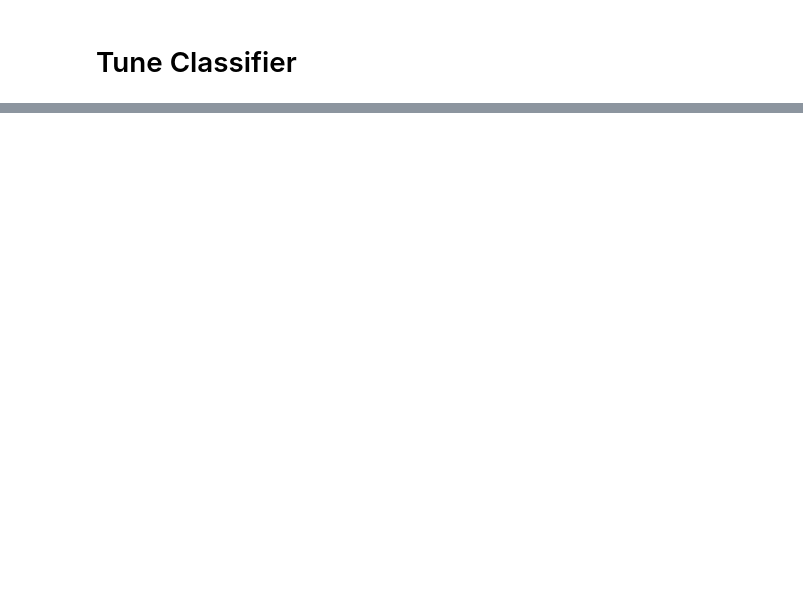
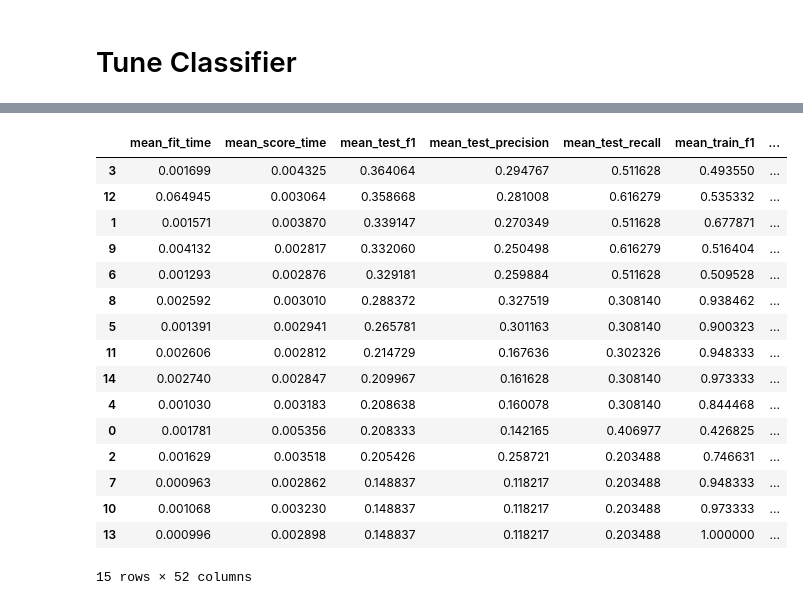
Before and after one commit to bmarshallk/ud120-projects, a Jupyter notebook: final_project/poi_id.ipynb, the cells around one changed output, grey strips where cells are left out. Drawn from its saved outputs; the diff is of its cells as text; code cells hidden in the pictures; blank space fills up the shorter version.

```diff
--- a/final_project/poi_id.ipynb
+++ b/final_project/poi_id.ipynb
@@ -1782,0 +1926,31 @@ From SciPy:
+# %%
+#Loading data:
+features_train, features_test, labels_train, labels_test = ExtractAndSplit(top_features, data_dict, random_state, scale_data=True)
+
+#Setting up the parameter space to explore
+parameters = {'kernel':('linear', 'rbf', 'poly'),
+              'C':[1, 10, 100, 1000, 10000]
+             }
+svc = svm.SVC(class_weight='balanced', gamma="scale")
+clf = GridSearchCV(svc, parameters, scoring=['precision','recall','f1'], refit=False, cv=5)
+clf.fit(features_train, labels_train)
+svc_results = pd.DataFrame(clf.cv_results_)
+svc_results.sort_values(by=['mean_test_f1'], ascending=False)
+# %% [output]
+|  | mean_fit_time | mean_score_time | mean_test_f1 | mean_test_precision | mean_test_recall | mean_train_f1 | ... |
+| 3 | 0.001699 | 0.004325 | 0.364064 | 0.294767 | 0.511628 | 0.493550 | ... |
+| 12 | 0.064945 | 0.003064 | 0.358668 | 0.281008 | 0.616279 | 0.535332 | ... |
+| 1 | 0.001571 | 0.003870 | 0.339147 | 0.270349 | 0.511628 | 0.677871 | ... |
+| 9 | 0.004132 | 0.002817 | 0.332060 | 0.250498 | 0.616279 | 0.516404 | ... |
+| 6 | 0.001293 | 0.002876 | 0.329181 | 0.259884 | 0.511628 | 0.509528 | ... |
+| 8 | 0.002592 | 0.003010 | 0.288372 | 0.327519 | 0.308140 | 0.938462 | ... |
+| 5 | 0.001391 | 0.002941 | 0.265781 | 0.301163 | 0.308140 | 0.900323 | ... |
+| 11 | 0.002606 | 0.002812 | 0.214729 | 0.167636 | 0.302326 | 0.948333 | ... |
+| 14 | 0.002740 | 0.002847 | 0.209967 | 0.161628 | 0.308140 | 0.973333 | ... |
+| 4 | 0.001030 | 0.003183 | 0.208638 | 0.160078 | 0.308140 | 0.844468 | ... |
+| 0 | 0.001781 | 0.005356 | 0.208333 | 0.142165 | 0.406977 | 0.426825 | ... |
+| 2 | 0.001629 | 0.003518 | 0.205426 | 0.258721 | 0.203488 | 0.746631 | ... |
+| 7 | 0.000963 | 0.002862 | 0.148837 | 0.118217 | 0.203488 | 0.948333 | ... |
+| 10 | 0.001068 | 0.003230 | 0.148837 | 0.118217 | 0.203488 | 0.973333 | ... |
+| 13 | 0.000996 | 0.002898 | 0.148837 | 0.118217 | 0.203488 | 1.000000 | ... |
+15 rows × 52 columns
```
Also changed, not shown: parts of 26 cells of this notebook.
